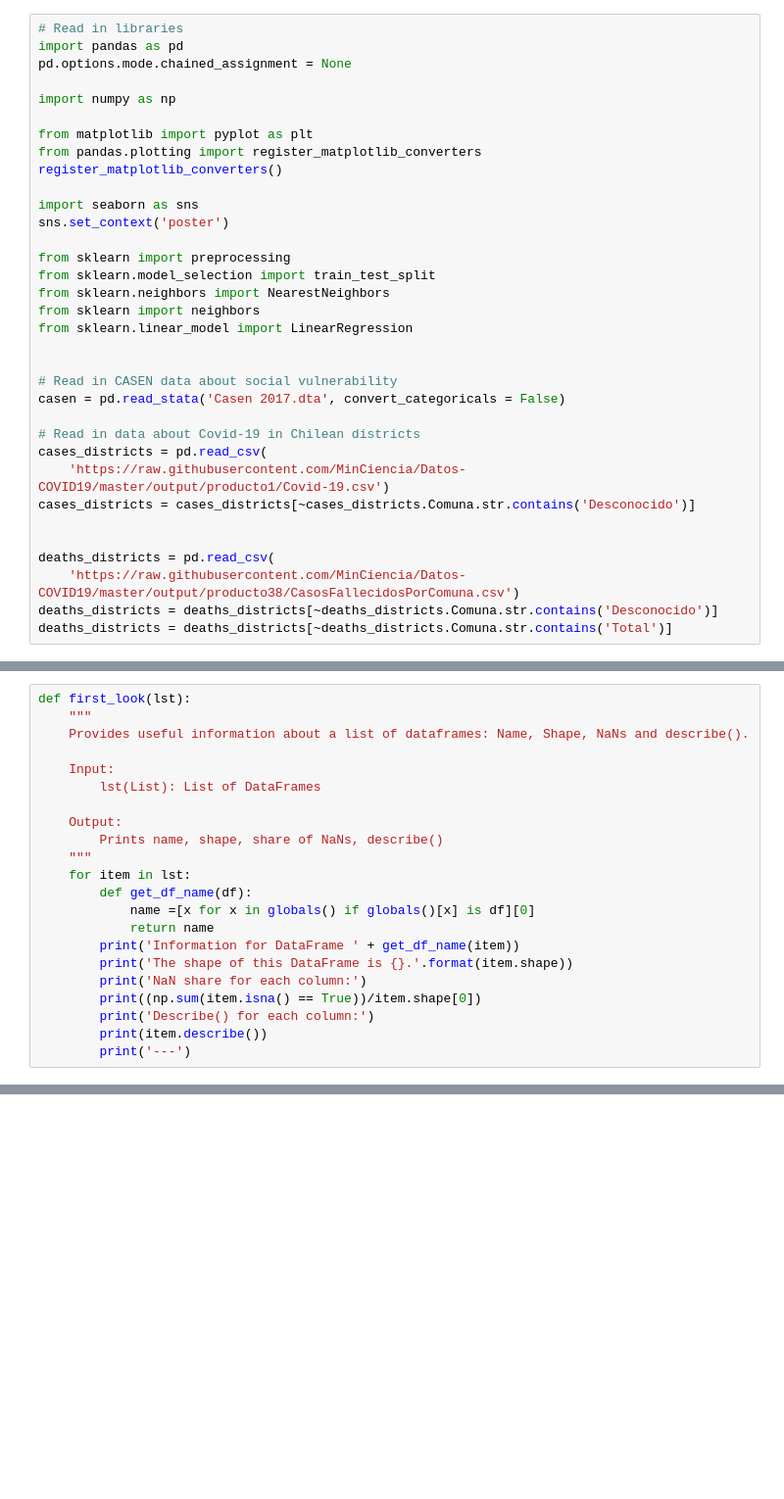
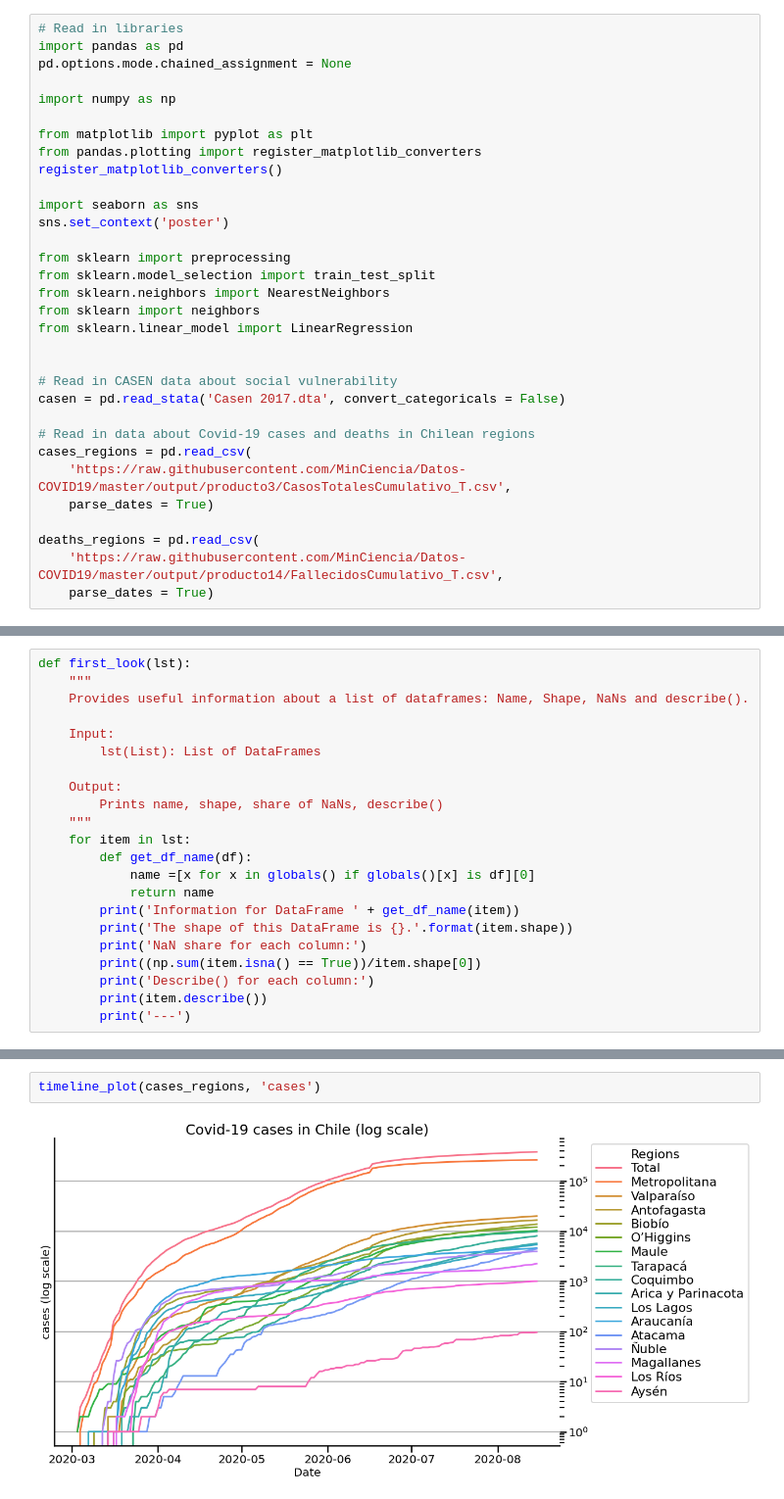
Before and after one commit to muellermax/Covid-Chile-Prediction, a Jupyter notebook: Covid Chile Prediction.ipynb, the cells around one changed output, grey strips where cells are left out. Shown: that part at 98% size. Saved outputs shown, nothing was run; the diff lists cells and outputs as text; blank space fills up the shorter version.

Commit message:
Feature: Added timeline plot for DFs of cases/deaths

```diff
--- a/Covid Chile Prediction.ipynb
+++ b/Covid Chile Prediction.ipynb
@@ -45,16 +46,14 @@ from sklearn.linear_model import LinearRegression
 # Read in CASEN data about social vulnerability
 casen = pd.read_stata('Casen 2017.dta', convert_categoricals = False)
 
-# Read in data about Covid-19 in Chilean districts
-cases_districts = pd.read_csv(
-    'https://raw.githubusercontent.com/MinCiencia/Datos-COVID19/master/output/producto1/Covid-19.csv')
-cases_districts = cases_districts[~cases_districts.Comuna.str.contains('Desconocido')]
+# Read in data about Covid-19 cases and deaths in Chilean regions
+cases_regions = pd.read_csv(
+    'https://raw.githubusercontent.com/MinCiencia/Datos-COVID19/master/output/producto3/CasosTotalesCumulativo_T.csv',
+    parse_dates = True)
 
-
-deaths_districts = pd.read_csv(
-    'https://raw.githubusercontent.com/MinCiencia/Datos-COVID19/master/output/producto38/CasosFallecidosPorComuna.csv')
-deaths_districts = deaths_districts[~deaths_districts.Comuna.str.contains('Desconocido')]
-deaths_districts = deaths_districts[~deaths_districts.Comuna.str.contains('Total')]
+deaths_regions = pd.read_csv(
+    'https://raw.githubusercontent.com/MinCiencia/Datos-COVID19/master/output/producto14/FallecidosCumulativo_T.csv',
+    parse_dates = True)
 # %% [markdown]
 # Data exploration
 
@@ -126,0 +178,4 @@ casen.head()
+# %%
+timeline_plot(cases_regions, 'cases')
+# %% [output]
+[figure, added]
```
Also changed, not shown: parts of 11 cells of this notebook, 1 other file.
